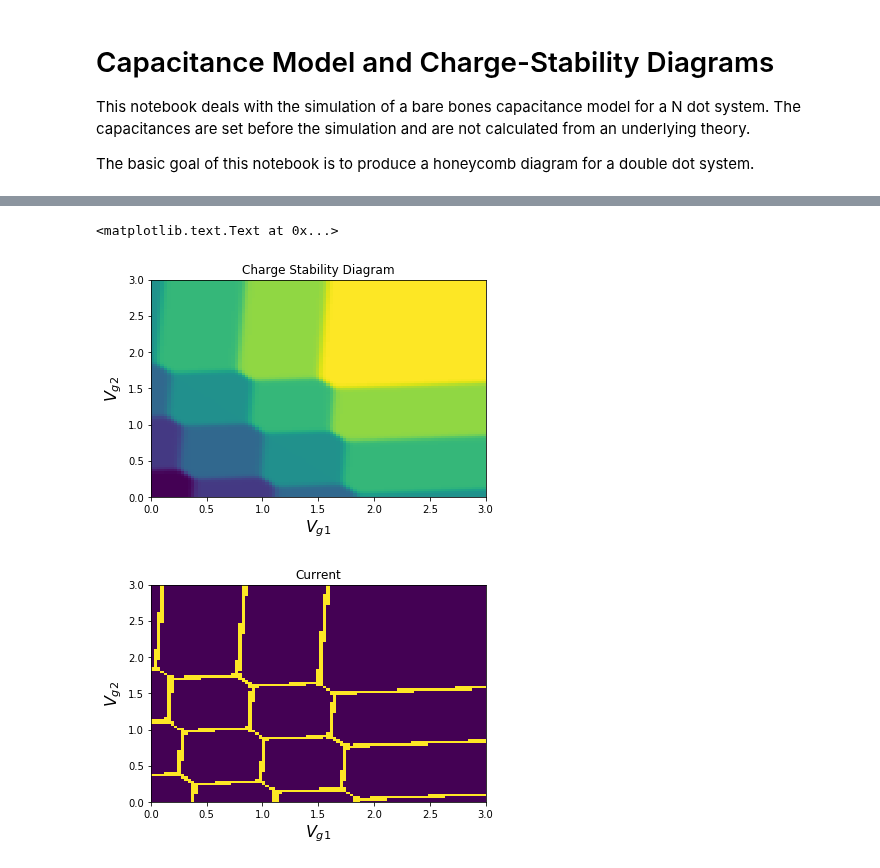
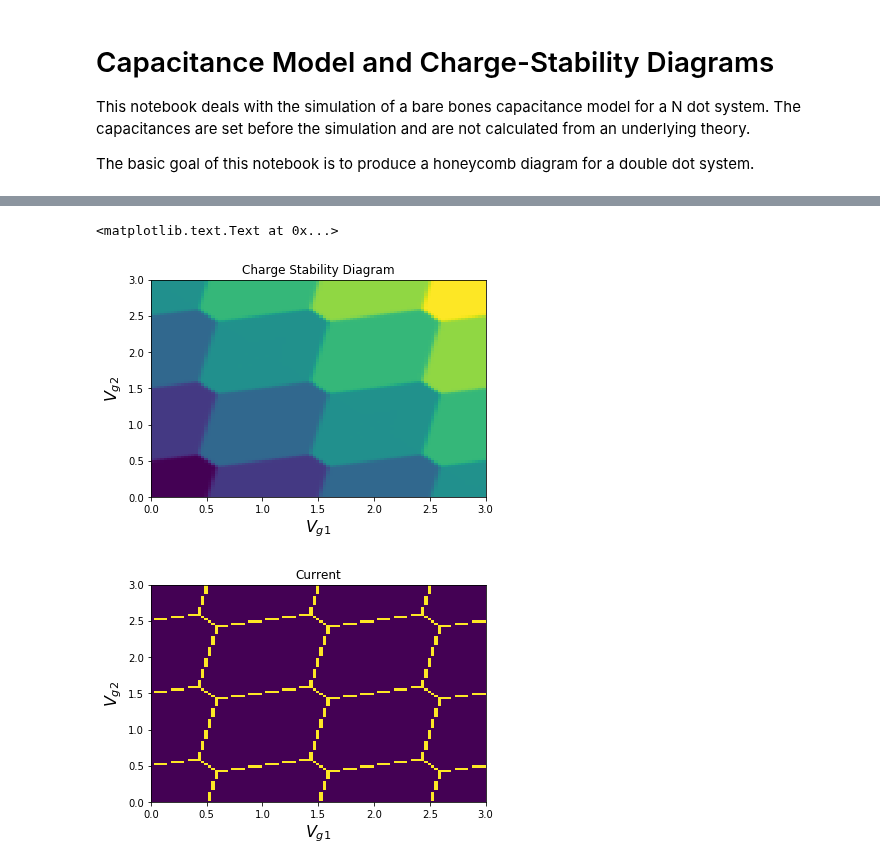
Before and after one commit to Quantumgame/quantum-ml, a Jupyter notebook: test_notebooks/bare_bones_cap_model.ipynb, the cells around one changed output, grey strips where cells are left out. Cells and saved outputs as stored; diff of their text form; code cells hidden in the pictures.

```diff
--- a/test_notebooks/bare_bones_cap_model.ipynb
+++ b/test_notebooks/bare_bones_cap_model.ipynb
@@ -15,13 +15,13 @@ N_dot = 2
 
 # define the capacitances
 # the dot capacitance, assumed to be equal for all dots
-C_dot = 2.5
+C_dot = 1
 # inter-dot cross capacitance, assumed to be equal for all dots
-C_dot_cross = 0.5
+C_dot_cross = 0.2
 
 # gate capacitance, assumed to equal for all gates
-C_g = 1.4
-C_g_cross = 0.2
+C_g = 1.0
+C_g_cross = 0
 
 
 # The dots are assumed to be in a linear geometry. Hence, the cross capacitance acts only between adjacent dots.
@@ -59,7 +59,7 @@ def calc_weight(a,b,V_g_vec,C_mat_dot,C_mat_gate,kT):
 
 def calc_charge(N_dot,V_g_vec,C_mat_dot,C_mat_gate,kT):
 
-    E_max = 4
+    E_max = 6
     # create the array with all possible electronic states on dots
     states = list(itertools.product(*[list(range(E_max))]*N_dot))
 
@@ -115,3 +115,3 @@ Calculation finished in 81.70696806907654 seconds.
 <matplotlib.text.Text at 0x...>
-[figure, old version]
+[figure, new version]
-[figure, old version]
+[figure, new version]
```
Also changed, not shown: parts of 1 cell of this notebook, 1 other file.
